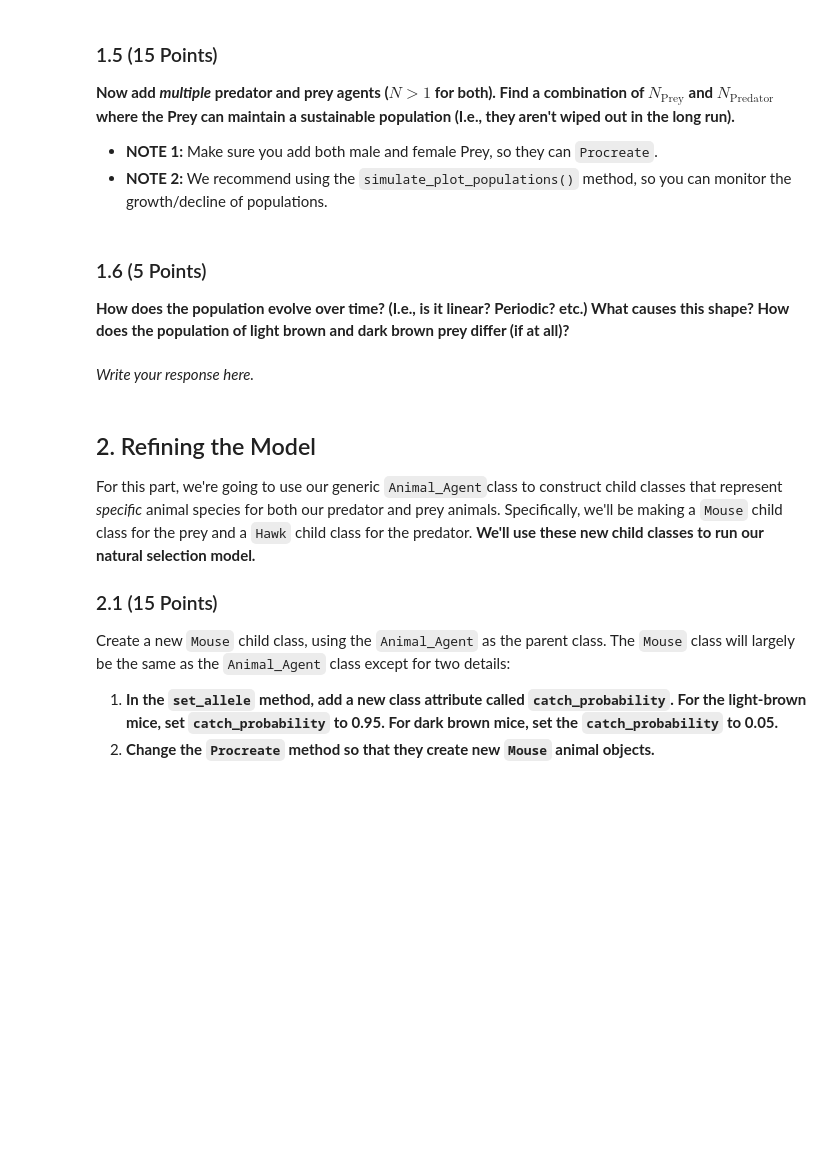
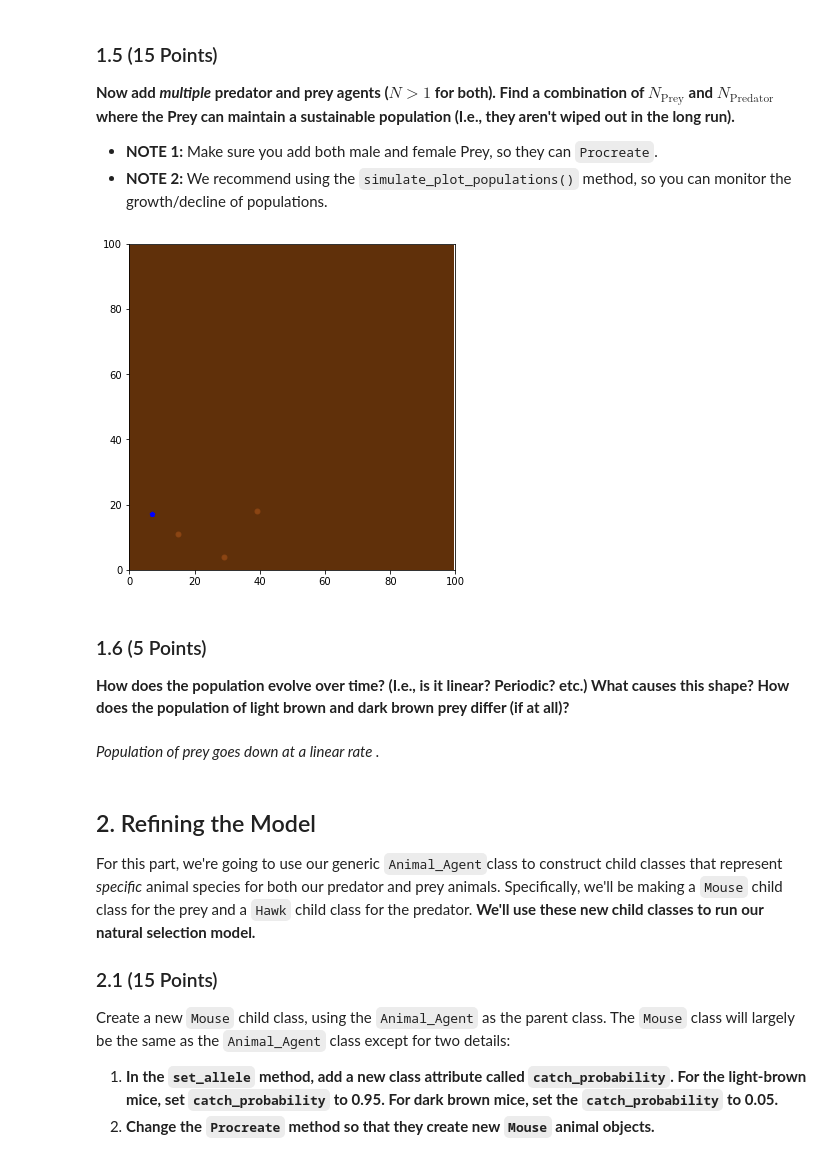
Before and after one commit to romanykw/CMSE202-s23-turnin, a Jupyter notebook: hw-03/HW3_ABMs_STUDENT.ipynb, the cells around one changed output. Drawn from its saved outputs; the diff is of its cells as text; code cells hidden in the pictures; blank space fills up the shorter version.

```diff
--- a/hw-03/HW3_ABMs_STUDENT.ipynb
+++ b/hw-03/HW3_ABMs_STUDENT.ipynb
@@ -96,9 +118,52 @@ Construct a new `Environment` object and a new `Animal_Agent` object. Specify th
+# %%
+#Write your code here
+a = Animal_Agent(sex="M")
+b = Animal_Agent(sex="M")
+c = Animal_Agent(sex="M")
+d = Animal_Agent(sex="M")
+e = Animal_Agent(sex="M")
+f = Animal_Agent(sex="F")
+g = Animal_Agent(sex="F")
+h = Animal_Agent(sex="F")
+j = Animal_Agent(sex="F")
+k = Animal_Agent(sex="F")
+l = Animal_Agent(sex="F")
+m = Animal_Agent(ptype = "Predator")
+a.set_allele(random.randint(1.1),random.randint(1.1))
+b.set_allele(random.randint(1.1),random.randint(1.1))
+c.set_allele(random.randint(1.1),random.randint(1.1))
+d.set_allele(random.randint(1.1),random.randint(1.1))
+e.set_allele(random.randint(1.1),random.randint(1.1))
+f.set_allele(random.randint(1.1),random.randint(1.1))
+g.set_allele(random.randint(1.1),random.randint(1.1))
+h.set_allele(random.randint(1.1),random.randint(1.1))
+j.set_allele(random.randint(1.1),random.randint(1.1))
+k.set_allele(random.randint(1.1),random.randint(1.1))
+l.set_allele(random.randint(1.1),random.randint(1.1))
+m.set_allele(random.randint(1.1),random.randint(1.1))
+my_world.add_agent(a)
+my_world.add_agent(b)
+my_world.add_agent(c)
+my_world.add_agent(d)
+my_world.add_agent(e)
+my_world.add_agent(f)
+my_world.add_agent(g)
+my_world.add_agent(h)
+my_world.add_agent(j)
+my_world.add_agent(j)
+my_world.add_agent(k)
+my_world.add_agent(l)
+my_world.add_agent(m)
+my_world.simulate(100)
+# %% [output]
+[figure, added]
 # %% [markdown]
 ### 1.6 (5 Points)
 
 **How does the population evolve over time? (I.e., is it linear? Periodic? etc.) What causes this shape? How does the population of light brown and dark brown prey differ (if at all)?**
-# %% [markdown]
-*Write your response here.*
+# %% [markdown]
+*Population of prey goes down at a linear rate
+.*
 # %% [markdown]
 ## 2. Refining the Model
 
```
Also changed, not shown: parts of 15 cells of this notebook, 2 other files.
